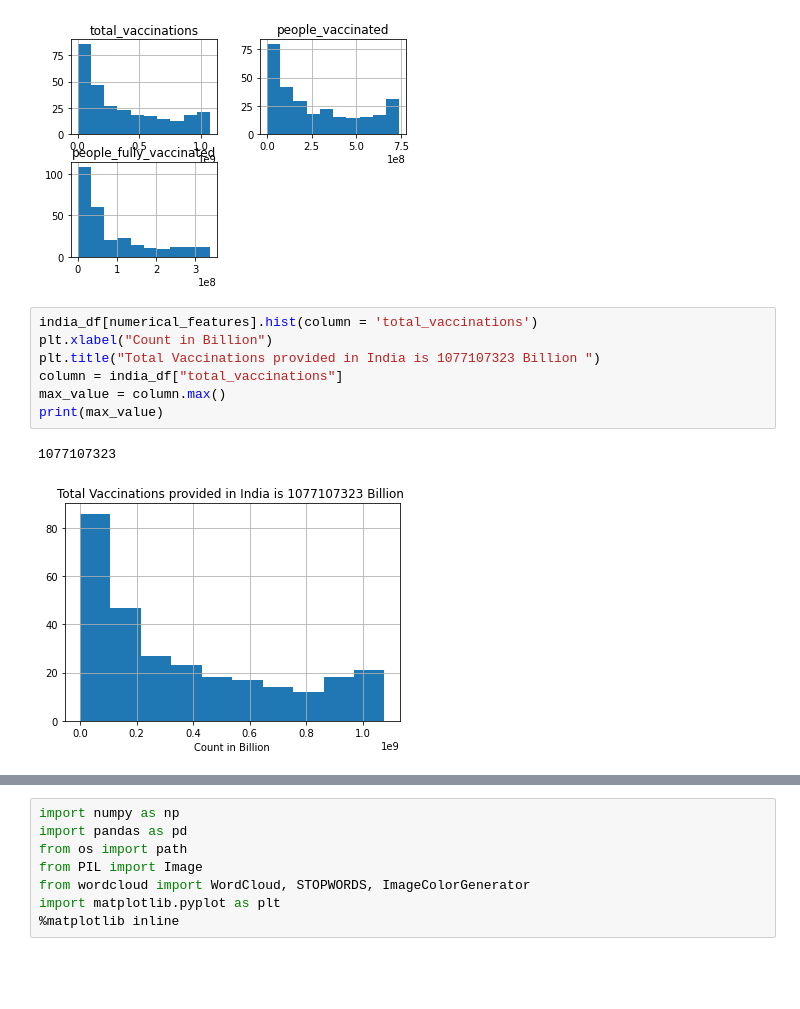
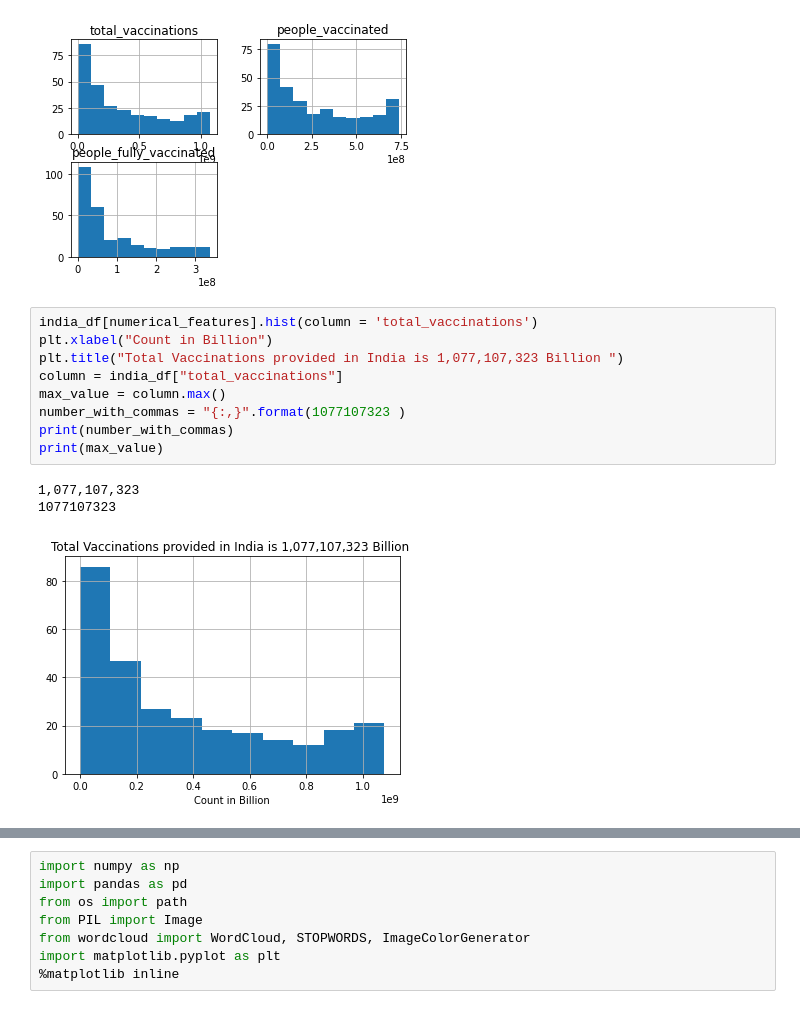
Before and after one commit to nitin578/103_Country_Covid19_Vaccinations, a Jupyter notebook: Covid19__Country_Vaccines.ipynb, the cells around one changed output, grey strips where cells are left out. Saved outputs shown, nothing was run; the diff lists cells and outputs as text; blank space fills up the shorter version.

```diff
--- a/Covid19__Country_Vaccines.ipynb
+++ b/Covid19__Country_Vaccines.ipynb
@@ -95,13 +95,16 @@ array([[<matplotlib.axes._subplots.AxesSubplot object at 0x...>,
 # %%
 india_df[numerical_features].hist(column = 'total_vaccinations')
 plt.xlabel("Count in Billion")
-plt.title("Total Vaccinations provided in India is 1077107323 Billion ")
+plt.title("Total Vaccinations provided in India is 1,077,107,323 Billion ")
 column = india_df["total_vaccinations"]
 max_value = column.max()
+number_with_commas = "{:,}".format(1077107323 )
+print(number_with_commas)
 print(max_value)
 # %% [output]
+1,077,107,323
 1077107323
-[figure, old version]
+[figure, new version]
 # %%
 india_df[numerical_features].hist(column = 'people_fully_vaccinated')
 plt.xlabel("Count")
```
Also changed, not shown: parts of 6 cells of this notebook.
